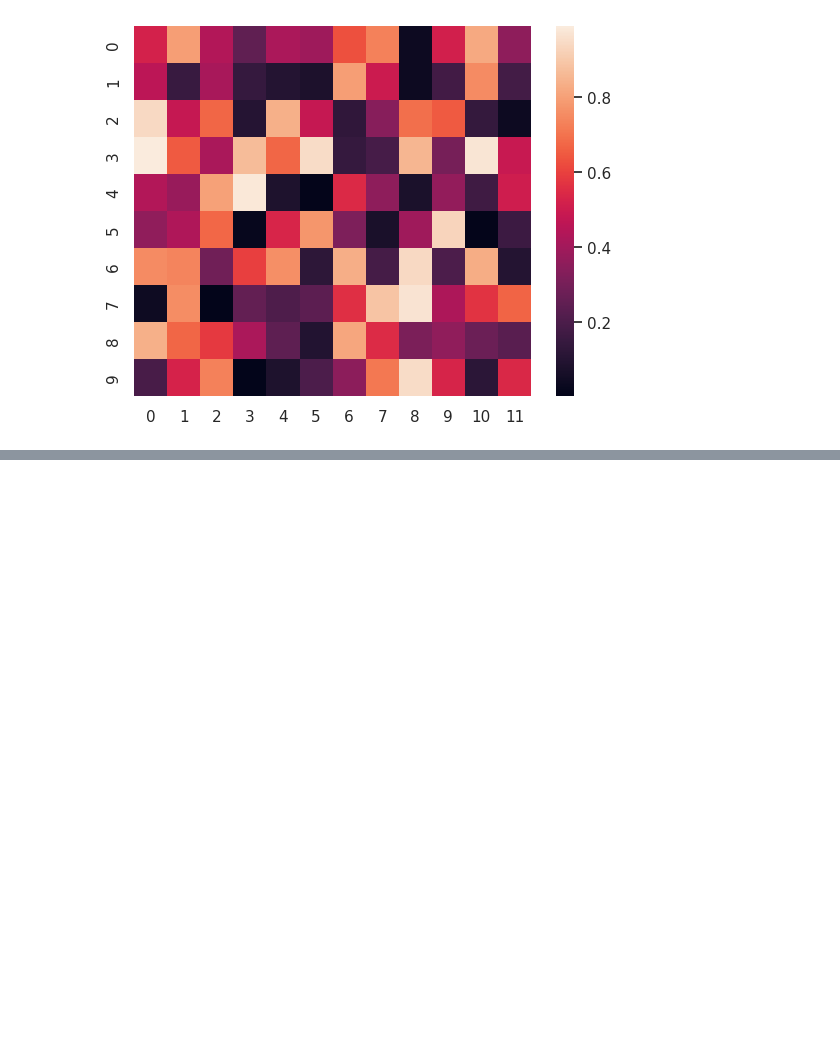
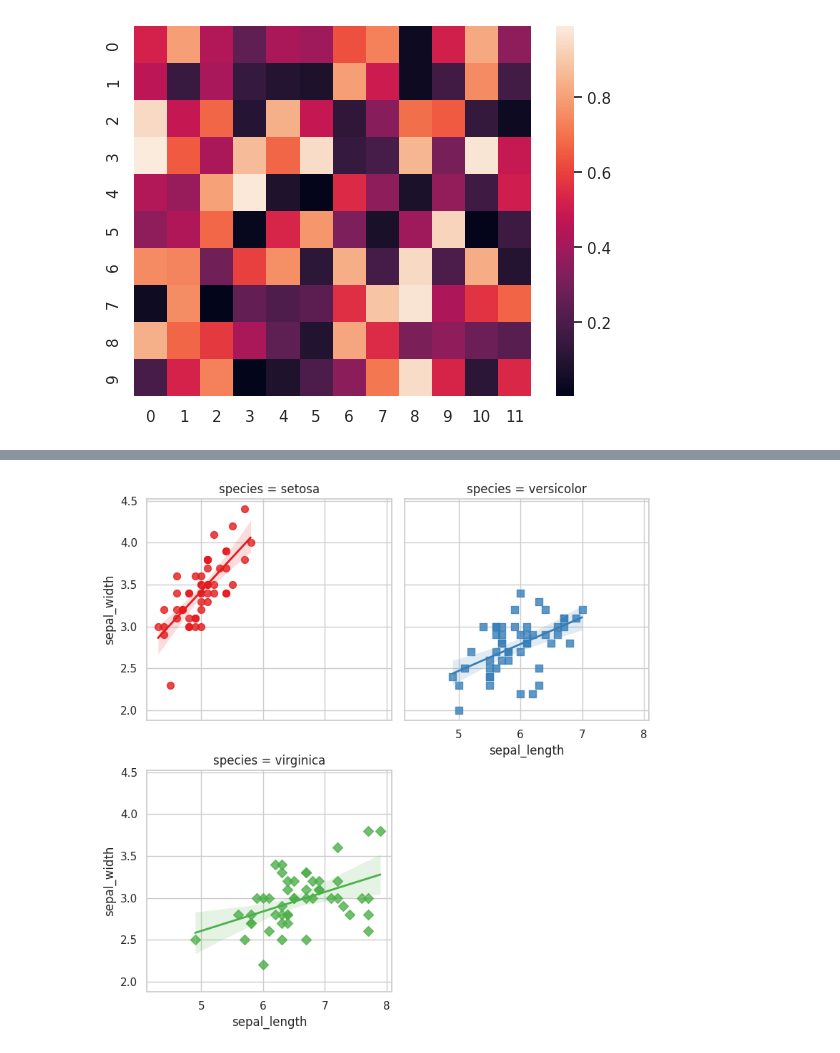
Before and after one commit to trndsttr7777/BestStartForAIandDataScience, a Jupyter notebook: BestStartForAIandDataScience.ipynb, the cells around one changed output, grey strips where cells are left out. Saved outputs shown, nothing was run; the diff lists cells and outputs as text; code cells hidden in the pictures; blank space fills up the shorter version.

```diff
--- a/BestStartForAIandDataScience.ipynb
+++ b/BestStartForAIandDataScience.ipynb
@@ -259,0 +280,45 @@ plt.show()
+# %%
+import seaborn as sns
+import matplotlib.pyplot as plt
+
+# 加载 iris 数据集
+iris = sns.load_dataset('iris')
+
+# 使用 implot 绘制散点图和回归线
+sns.lmplot(
+    x='sepal_length',  # x 轴数据列
+    y='sepal_width',   # y 轴数据列
+    data=iris,         # 数据集
+    hue='species',     # 根据 species 列分组，不同组用不同颜色
+    col='species',     # 根据 species 列分面，每个 species 一个子图
+    palette='Set1',    # 设置调色板
+    col_wrap=2,        # 每行显示 2 个子图
+    height=4,          # 每个子图的高度
+    aspect=1,          # 每个子图的宽高比
+    markers=['o', 's', 'D'],  # 不同组的标记样式
+    sharex=True,       # 共享 x 轴
+    sharey=True,       # 共享 y 轴
+    legend=True,       # 显示图例
+    order=1,           # 使用一阶多项式回归
+    logistic=False,    # 不使用逻辑回归
+    lowess=False,      # 不使用局部加权回归
+    robust=False,      # 不使用鲁棒回归
+    logx=False,        # 不对 x 轴取对数
+    x_estimator=None,  # 不对 x 值进行估计
+    x_bins=None,       # 不分组 x 值
+    x_ci=95,           # 设置 x 值的置信区间为 95%
+    scatter=True,      # 绘制散点图
+    fit_reg=True,      # 拟合回归线
+    ci=95,             # 设置回归线的置信区间为 95%
+    n_boot=1000,       # 使用 1000 个 bootstrap 样本
+    units=None,        # 不使用多级 bootstrap
+    seed=None,         # 不设置随机种子
+    scatter_kws={'s': 50},  # 设置散点图的大小
+    line_kws={'lw': 2},    # 设置回归线的线宽
+    facet_kws={'despine': False}  # 不移除子图的边框
+)
+
+# 显示图形
+plt.show()
+# %% [output]
+[figure, added]
```
Also changed, not shown: parts of 4 cells of this notebook.
